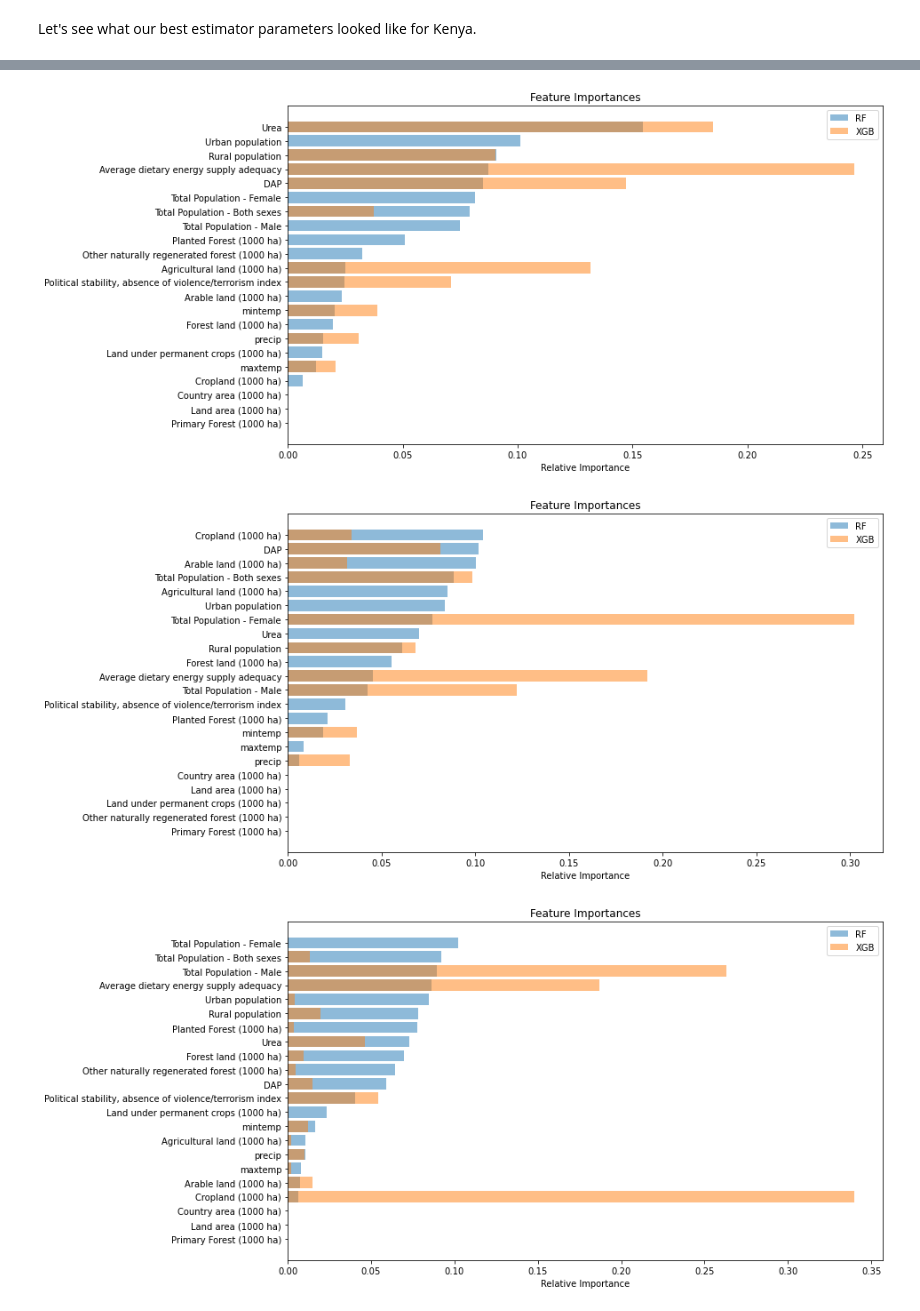
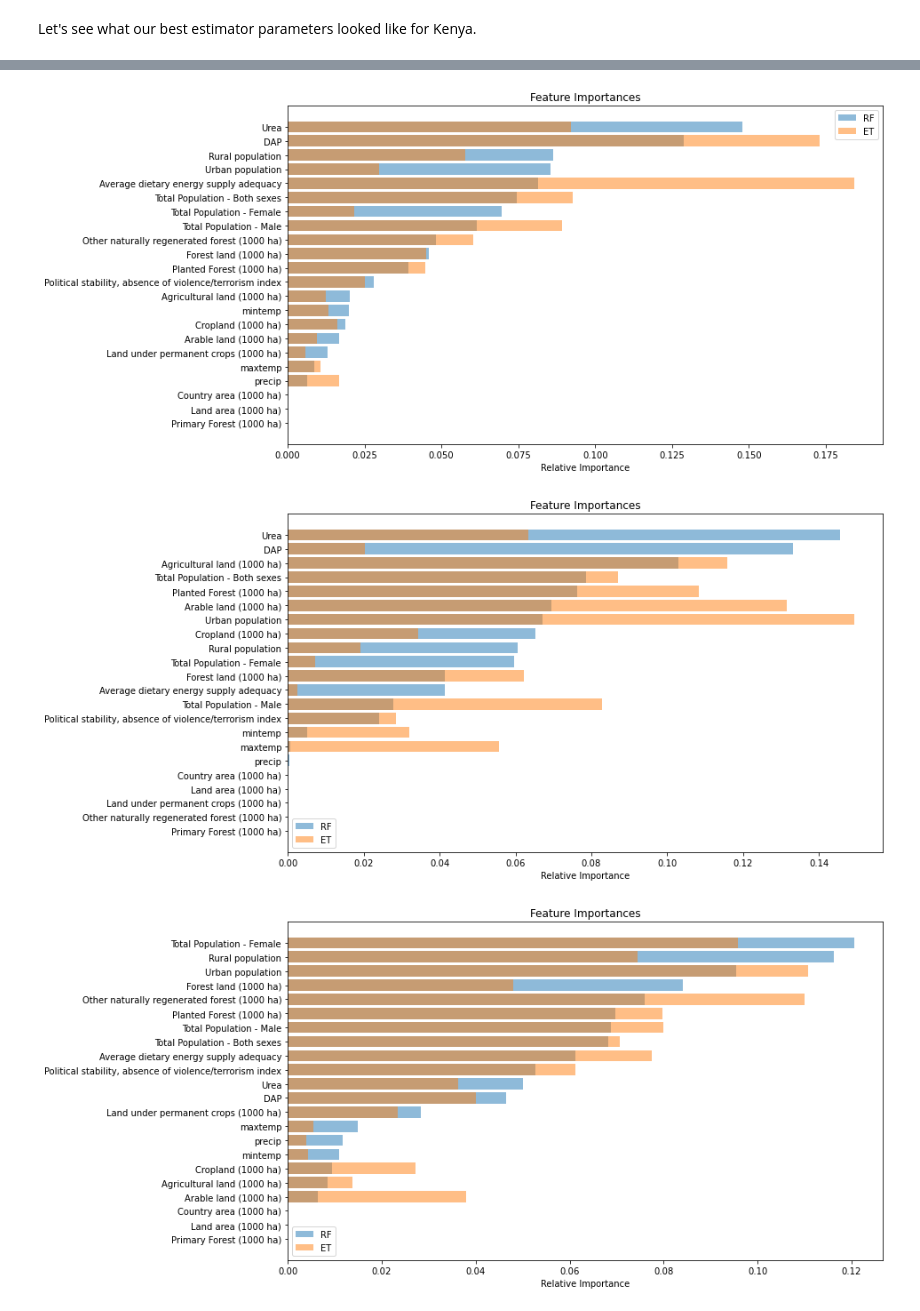
Before and after one commit to Jakidxav/ciat_bean_price_feature_importances, a Jupyter notebook: notebooks/7_feature_importances.ipynb, the cells around one changed output, grey strips where cells are left out. Saved outputs shown, nothing was run; the diff lists cells and outputs as text; code cells hidden in the pictures.

```diff
--- a/notebooks/7_feature_importances.ipynb
+++ b/notebooks/7_feature_importances.ipynb
@@ -188,3 +219,3 @@ Fitting 5 folds for each of 10 candidates, totalling 50 fits
 # %%
-tanzania_rf, tanzania_xgb = randomsearch_cv(tanzania)
+tanzania_rf, tanzania_extra = randomsearch_cv(tanzania)
 # %% [output]
@@ -228,5 +268,5 @@ Best XGBoost model for Kenya:
 # %%
-def plot_importances(df, rf, xgb):
+def plot_importances(df, rf, extra):
     """
     Input a dataframe as well as trained RandomForest and XGBoost
     models, plot feature importances.
@@ -234,19 +274,19 @@ def plot_importances(df, rf, xgb):
     """
     columns = df.columns[:-1] #all columns except the target column
     importances_rf = rf.best_estimator_.feature_importances_
-    importances_xgb = xgb.best_estimator_.feature_importances_
+    importances_extra = extra.best_estimator_.feature_importances_
 
     #take the top ten feature importances
     idx_rf = np.argsort(importances_rf)
     #idx_rf = np.argsort(importances_rf)[-10:]
-    #idx_xgb = np.argsort(importances_xgb)[-10:]
-    idx_xgb = np.argsort(importances_xgb)
+    #idx_xgb = np.argsort(importances_ada)[-10:]
+    idx_extra = np.argsort(importances_extra)
 
     fig, ax = plt.subplots(figsize=(12, 7))
     #random forest and xgboost feature importances on the same plot
     ax.set_title('Feature Importances')
     ax.barh(range(len(idx_rf)), importances_rf[idx_rf], color='tab:blue', align='center', alpha=0.5, label='RF')
-    ax.barh(range(len(idx_rf)), importances_xgb[idx_rf], color='tab:orange', align='center', alpha=0.5, label='XGB')
+    ax.barh(range(len(idx_rf)), importances_extra[idx_rf], color='tab:orange', align='center', alpha=0.5, label='ET')
     ax.set_yticks(range(len(idx_rf)))
     ax.set_yticklabels([columns[i] for i in idx_rf], fontsize=10)
     ax.set_xlabel('Relative Importance')
@@ -254,15 +294,15 @@ def plot_importances(df, rf, xgb):
     ax.legend()
     plt.show()
 # %%
-plot_importances(kenya, kenya_rf, kenya_xgb)
+plot_importances(kenya, kenya_rf, kenya_extra)
 # %% [output]
-[figure, old version]
+[figure, new version]
 # %%
-plot_importances(rwanda, rwanda_rf, rwanda_xgb)
+plot_importances(rwanda, rwanda_rf, rwanda_extra)
 # %% [output]
-[figure, old version]
+[figure, new version]
 # %%
-plot_importances(tanzania, tanzania_rf, tanzania_xgb)
+plot_importances(tanzania, tanzania_rf, tanzania_extra)
 # %% [output]
-[figure, old version]
+[figure, new version]
 # %%
```
Also changed, not shown: parts of 21 cells of this notebook, 1 other file.
